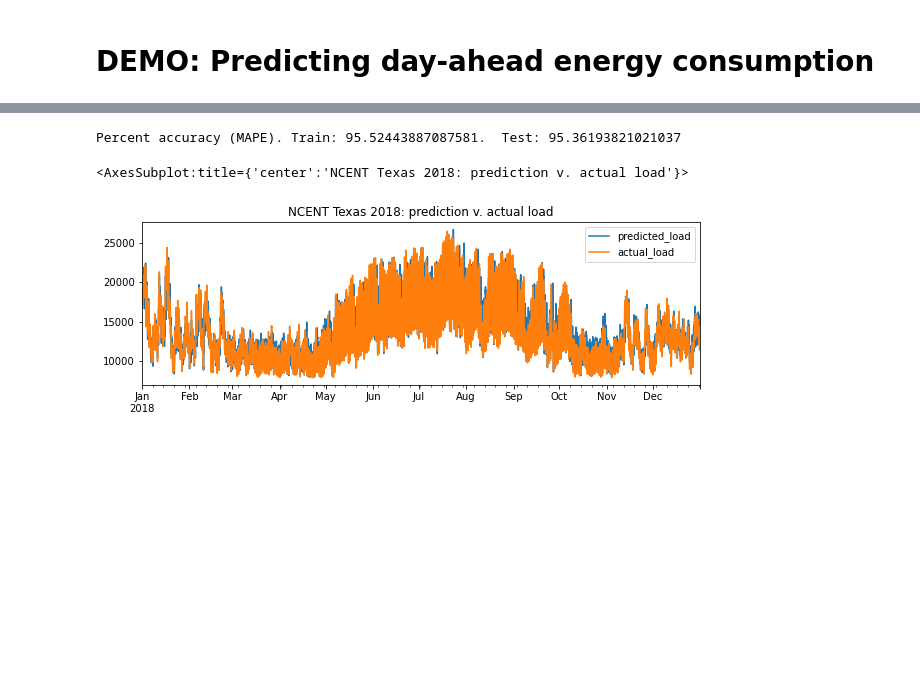
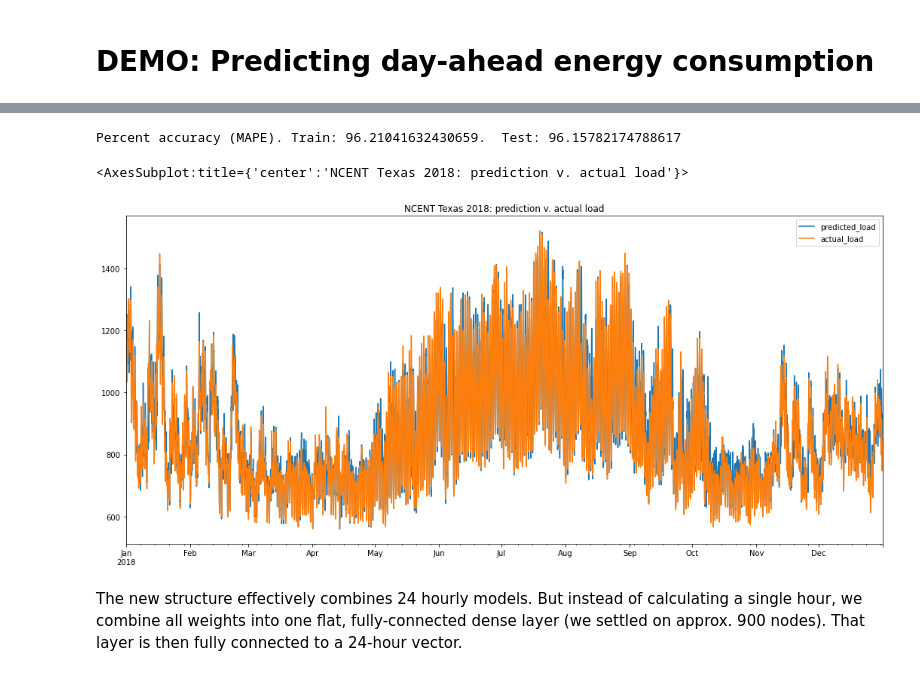
Before and after one commit to xxl4tomxu98/Energy_Optimization_Python, a Jupyter notebook: demo.ipynb, the cells around one changed output, grey strips where cells are left out. Drawn from its saved outputs; the diff is of its cells as text; code cells hidden in the pictures; blank space fills up the shorter version.

```diff
--- a/demo.ipynb
+++ b/demo.ipynb
@@ -9,7 +9,7 @@ import mpld3
 mpld3.enable_notebook()
 %matplotlib inline
 # %%
-f = 'data/NCENT.csv'
+f = 'data/NORTH.csv'
 df = pd.read_csv(f)
 all_X = lf.makeUsefulDf(df).to_numpy()
 all_y = df['load'].to_numpy()
@@ -17,4 +17,3 @@ all_y = df['load'].to_numpy()
 all_X = np.asarray(all_X).astype(np.float32)
 #print(all_X.shape, all_y.shape)
 #print(all_X, all_y)
-predictions, accuracy = lf.neural_net_predictions(all_X, all_y)
@@ -27,12 +22,14 @@ predictions, accuracy = lf.neural_net_predictions(all_X, all_y)
 # %%
 print('Percent accuracy (MAPE). Train: {}.  Test: {}'.format(100-accuracy['train'], 100-accuracy['test']))
 
 df_r = pd.DataFrame()
 df_r['predicted_load'] = predictions
 df_r['actual_load'] = [float(f) for f in all_y[-8760:]]
 df_r.index = [dt(2018, 1, 1, 0) + timedelta(hours=1)*i for i in range(8760)]
-df_r.plot(figsize=(10, 3), title="NCENT Texas 2018: prediction v. actual load")
+df_r.plot(figsize=(18, 8), title="NCENT Texas 2018: prediction v. actual load")
 # %% [output]
-Percent accuracy (MAPE). Train: 95.52443887087581.  Test: 95.36193821021037
+Percent accuracy (MAPE). Train: 96.21041632430659.  Test: 96.15782174788617
 <AxesSubplot:title={'center':'NCENT Texas 2018: prediction v. actual load'}>
-[figure, old version]
+[figure, new version]
+# %% [markdown]
+The new structure effectively combines 24 hourly models. But instead of calculating a single hour, we combine all weights into one flat, fully-connected dense layer (we settled on approx. 900 nodes). That layer is then fully connected to a 24-hour vector.
```
Also changed, not shown: parts of 5 cells of this notebook, 2 other files.
